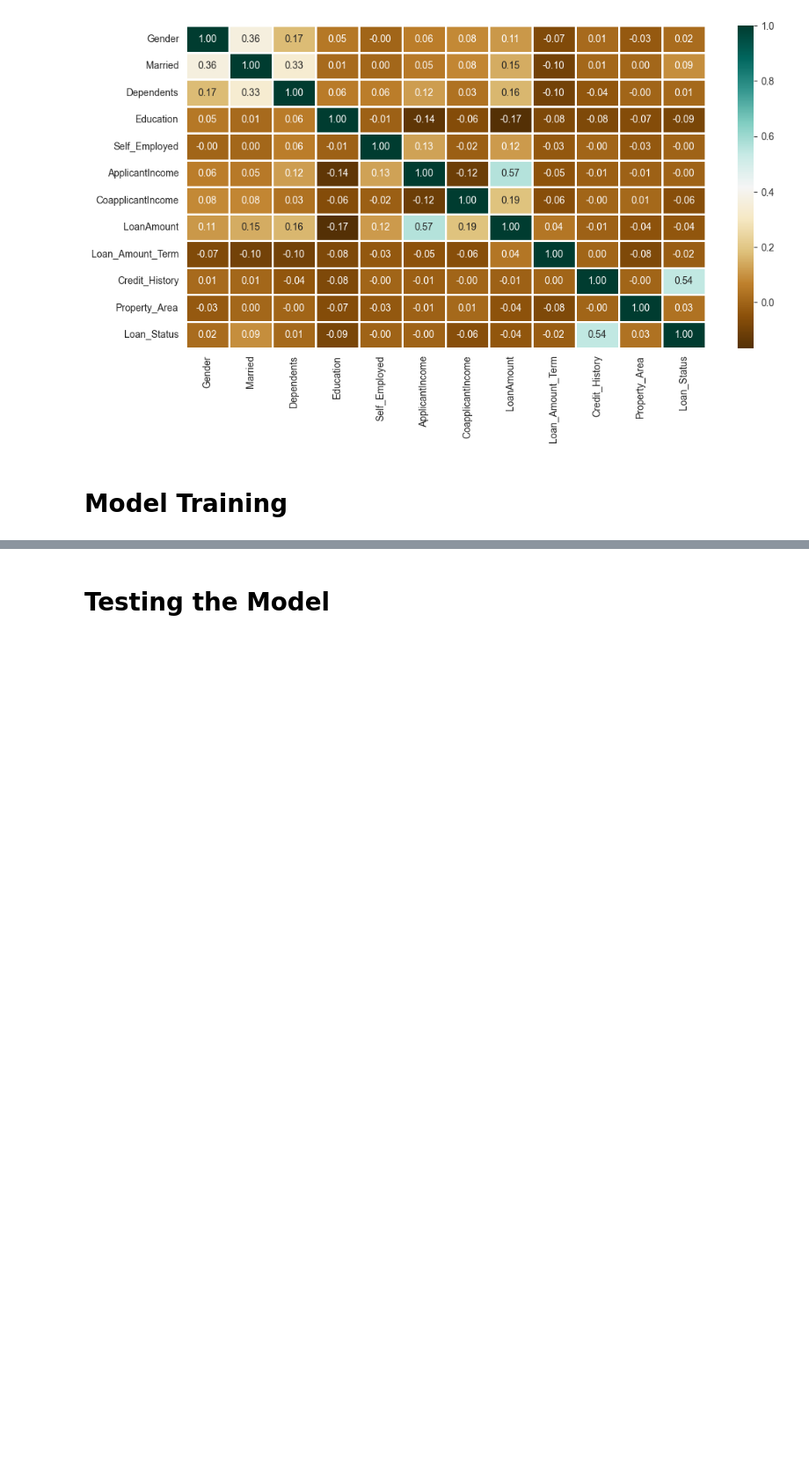
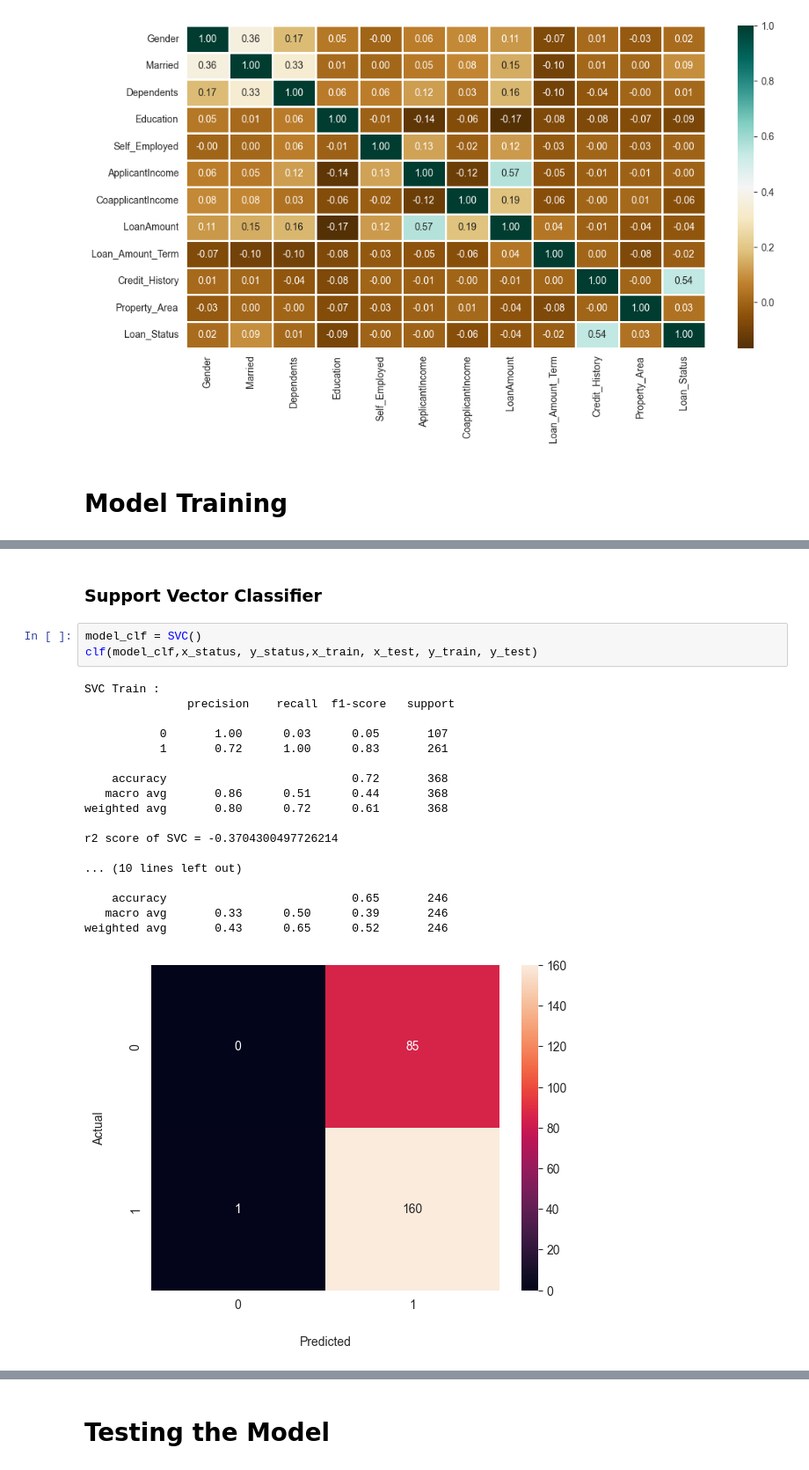
Before and after one commit to keithkamson/loan-prediction-ML, a Jupyter notebook: loan-prediction-ml.ipynb, the cells around one changed output, grey strips where cells are left out. Shown at 88% size. Drawn from its saved outputs; the diff is of its cells as text; blank space fills up the shorter version.

```diff
--- a/loan-prediction-ml.ipynb
+++ b/loan-prediction-ml.ipynb
@@ -364,0 +391,24 @@ r2 score of  GaussianNB = 0.10120569967117277
+# %% [markdown]
+### Support Vector Classifier
+# %%
+model_clf = SVC()
+clf(model_clf,x_status, y_status,x_train, x_test, y_train, y_test)
+# %% [output]
+SVC Train :
+               precision    recall  f1-score   support
+
+           0       1.00      0.03      0.05       107
+           1       0.72      1.00      0.83       261
+
+    accuracy                           0.72       368
+   macro avg       0.86      0.51      0.44       368
+weighted avg       0.80      0.72      0.61       368
+
+r2 score of SVC = -0.3704300497726214
+
+... (10 lines left out)
+
+    accuracy                           0.65       246
+   macro avg       0.33      0.50      0.39       246
+weighted avg       0.43      0.65      0.52       246
+[figure, added]
```
Also changed, not shown: parts of 13 cells of this notebook.
